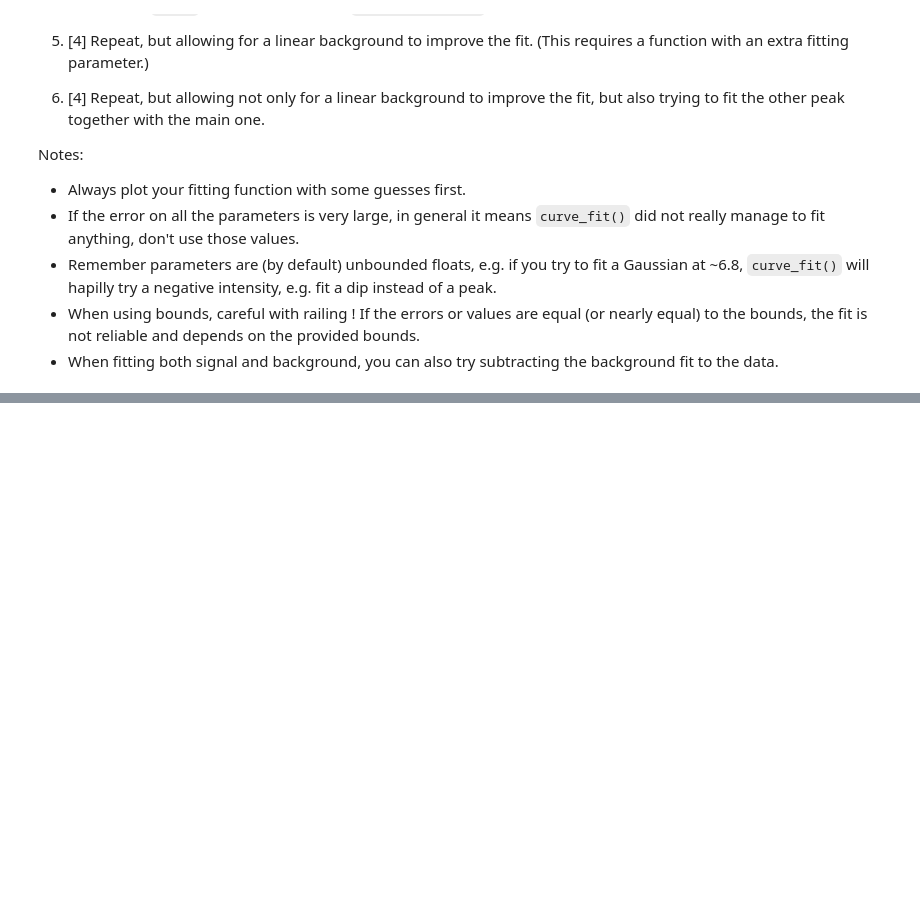
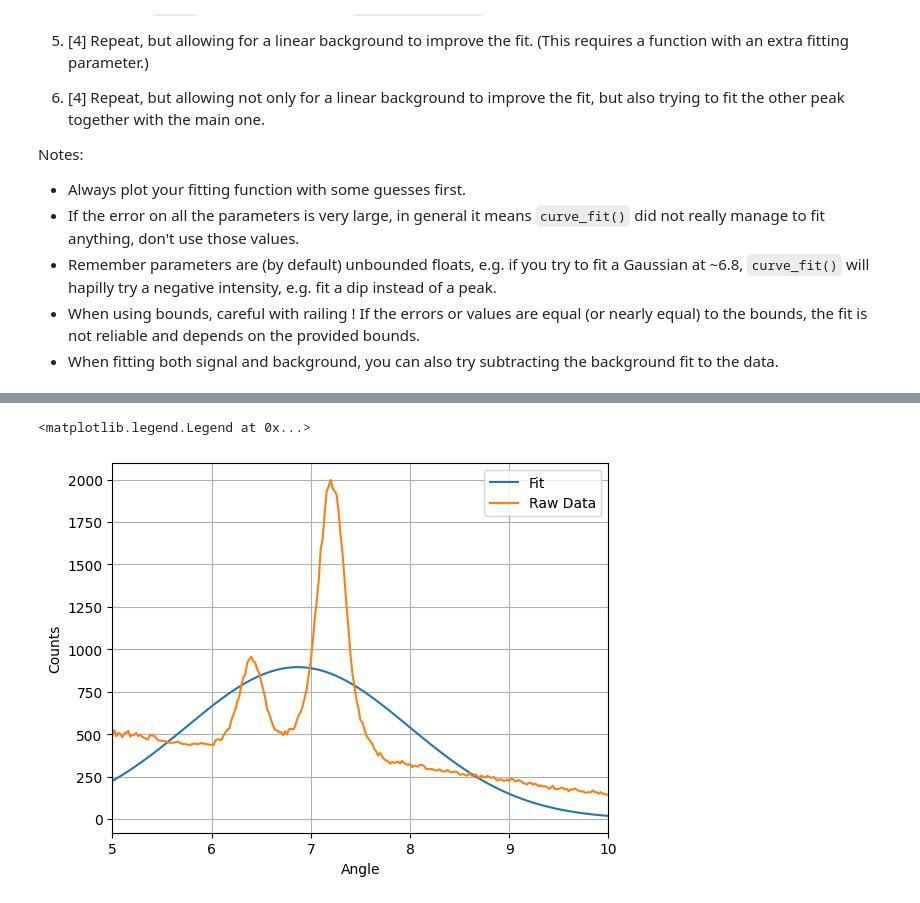
Before and after one commit to PX2145-2025/week-4-b-EvansElliot, a Jupyter notebook: Curvefit.ipynb, the cells around one changed output, grey strips where cells are left out. Cells and saved outputs as stored; diff of their text form; code cells hidden in the pictures; blank space fills up the shorter version.

```diff
--- a/Curvefit.ipynb
+++ b/Curvefit.ipynb
@@ -291,0 +300,13 @@ TypeError: argument must be an integer
+# %%
+p_guess=np.array([2000,7.2,0.2])
+popt,pcov=curve_fit(Gau, angles_selected, counts_selected, p_guess)
+plt.plot(angles_selected,Gau(angles_selected, *popt), label='Fit')
+plt.plot(angles_selected, counts_selected, label='Raw Data')
+plt.xlabel('Angle')
+plt.ylabel('Counts')
+plt.grid()
+plt.xlim(5,10)
+plt.legend()
+# %% [output]
+<matplotlib.legend.Legend at 0x...>
+[figure, added]
```
Also changed, not shown: parts of 6 cells of this notebook.
